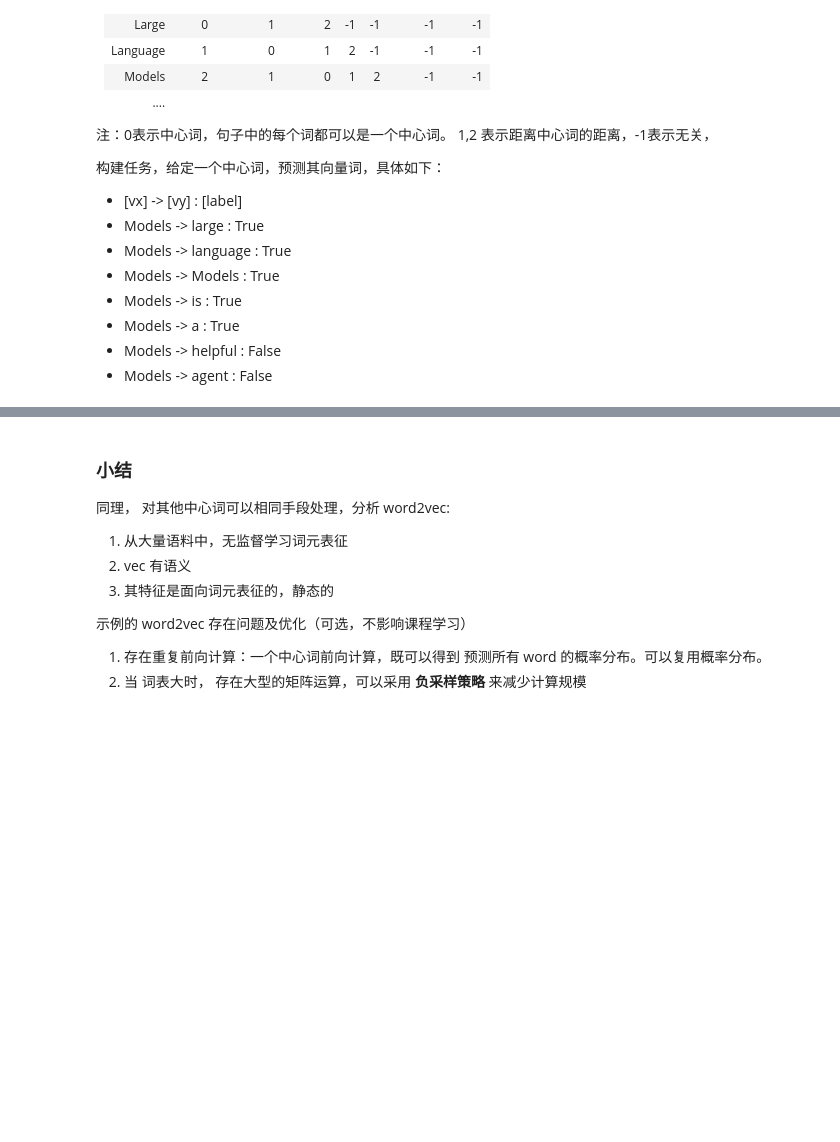
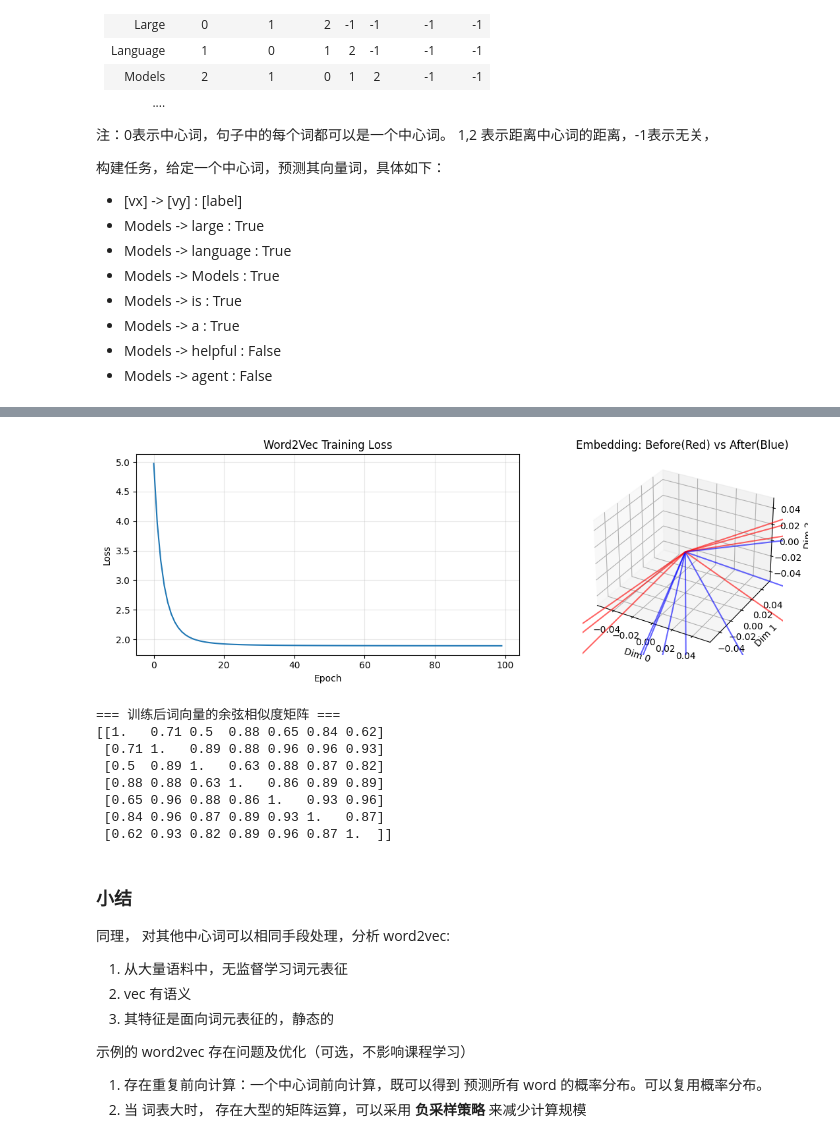
Before and after one commit to zhangjunmengyang/useful-tools-for-LLME, a Jupyter notebook: notebook/practice1/embedding.ipynb, the cells around one changed output, grey strips where cells are left out. Saved outputs shown, nothing was run; the diff lists cells and outputs as text; code cells hidden in the pictures; blank space fills up the shorter version.

```diff
--- a/notebook/practice1/embedding.ipynb
+++ b/notebook/practice1/embedding.ipynb
@@ -297,3 +375,60 @@ tensor([ 1.6451, -0.1610, -0.4975,  0.4404, -0.7592], grad_fn=<SliceBackward0>)
+# %%
+import matplotlib.pyplot as plt
+
+# 可视化训练损失曲线
+fig, axes = plt.subplots(1, 2, figsize=(12, 4))
+
+# 损失曲线
+axes[0].plot(losses)
+axes[0].set_xlabel('Epoch')
+axes[0].set_ylabel('Loss')
+axes[0].set_title('Word2Vec Training Loss')
+axes[0].grid(True, alpha=0.3)
+
+# 对比训练前后的 embedding（取前3维可视化）
+from mpl_toolkits.mplot3d import Axes3D
+
+ax = fig.add_subplot(122, projection='3d')
+# 移除原来的2D axes
+axes[1].remove()
+
+# 训练前的 embedding（红色）
+for i in range(w2v_vocab_size):
+    emb = E_init[i, :3].tolist()
+    ax.quiver(0, 0, 0, emb[0], emb[1], emb[2],
+              normalize=False, arrow_length_ratio=0.15,
+              color='red', linewidth=1.5, alpha=0.6)
+
+# 训练后的 embedding（蓝色）
+for i in range(w2v_vocab_size):
+    emb = E[i, :3].detach().tolist()
+    ax.quiver(0, 0, 0, emb[0], emb[1], emb[2],
+              normalize=False, arrow_length_ratio=0.15,
+              color='blue', linewidth=1.5, alpha=0.6)
+    ax.text(emb[0], emb[1], emb[2], f'v{i}', fontsize=8)
+
+ax.set_xlabel('Dim 0')
+ax.set_ylabel('Dim 1')
+ax.set_zlabel('Dim 2')
+ax.set_title('Embedding: Before(Red) vs After(Blue)')
+
+plt.tight_layout()
+plt.show()
+
+# 验证: 计算词之间的余弦相似度
+E_norm = E / E.norm(dim=1, keepdim=True)
+cosine_sim = E_norm @ E_norm.t()
+print(cosine_sim.detach().numpy().round(2))
+# %% [output]
+[figure, added]
+=== 训练后词向量的余弦相似度矩阵 ===
+[[1.   0.71 0.5  0.88 0.65 0.84 0.62]
+ [0.71 1.   0.89 0.88 0.96 0.96 0.93]
+ [0.5  0.89 1.   0.63 0.88 0.87 0.82]
+ [0.88 0.88 0.63 1.   0.86 0.89 0.89]
+ [0.65 0.96 0.88 0.86 1.   0.93 0.96]
+ [0.84 0.96 0.87 0.89 0.93 1.   0.87]
+ [0.62 0.93 0.82 0.89 0.96 0.87 1.  ]]
 # %% [markdown]
 ### 小结
 同理， 对其他中心词可以相同手段处理，分析 word2vec:
```
Also changed, not shown: parts of 15 cells of this notebook, 1 other file.
